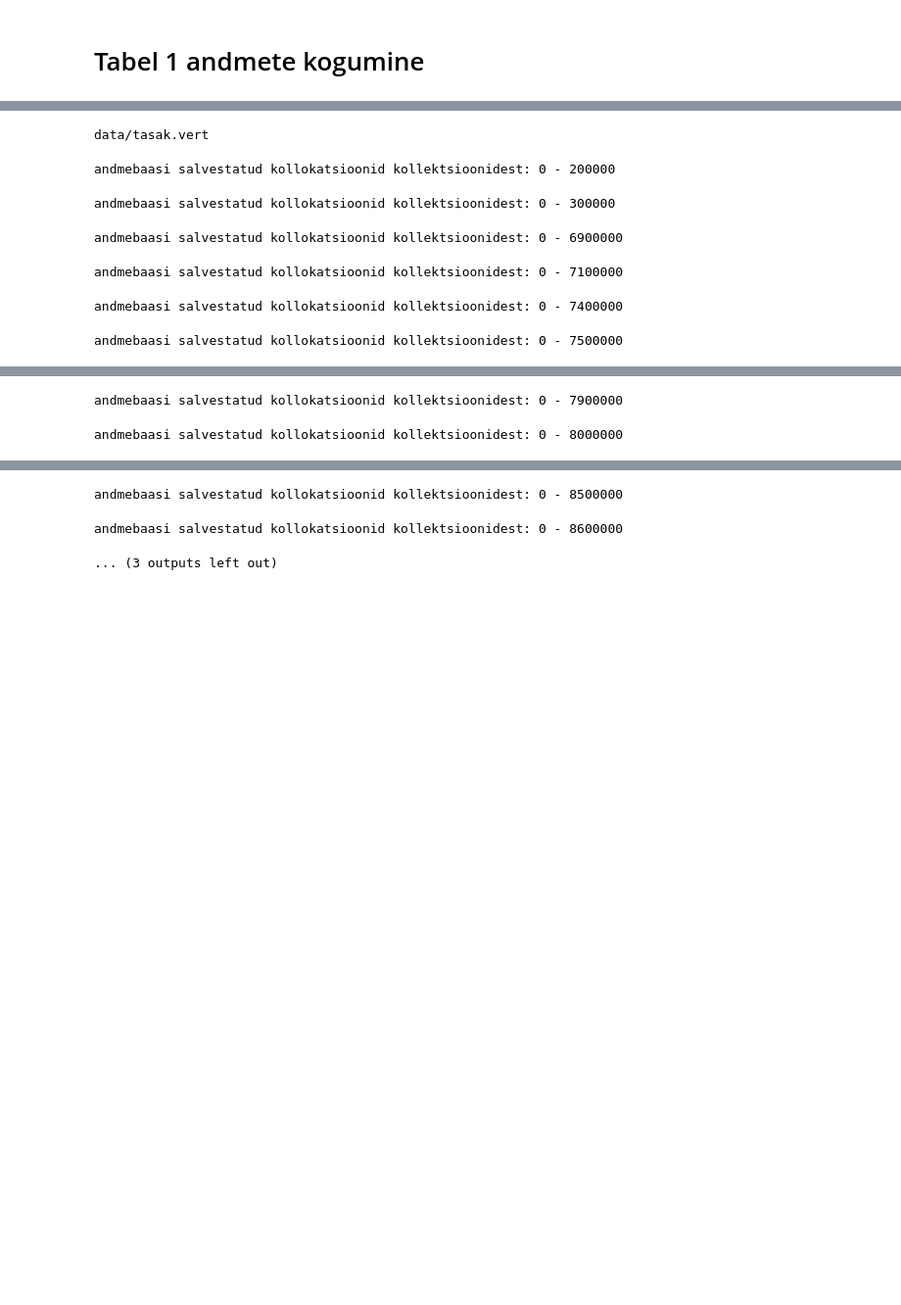
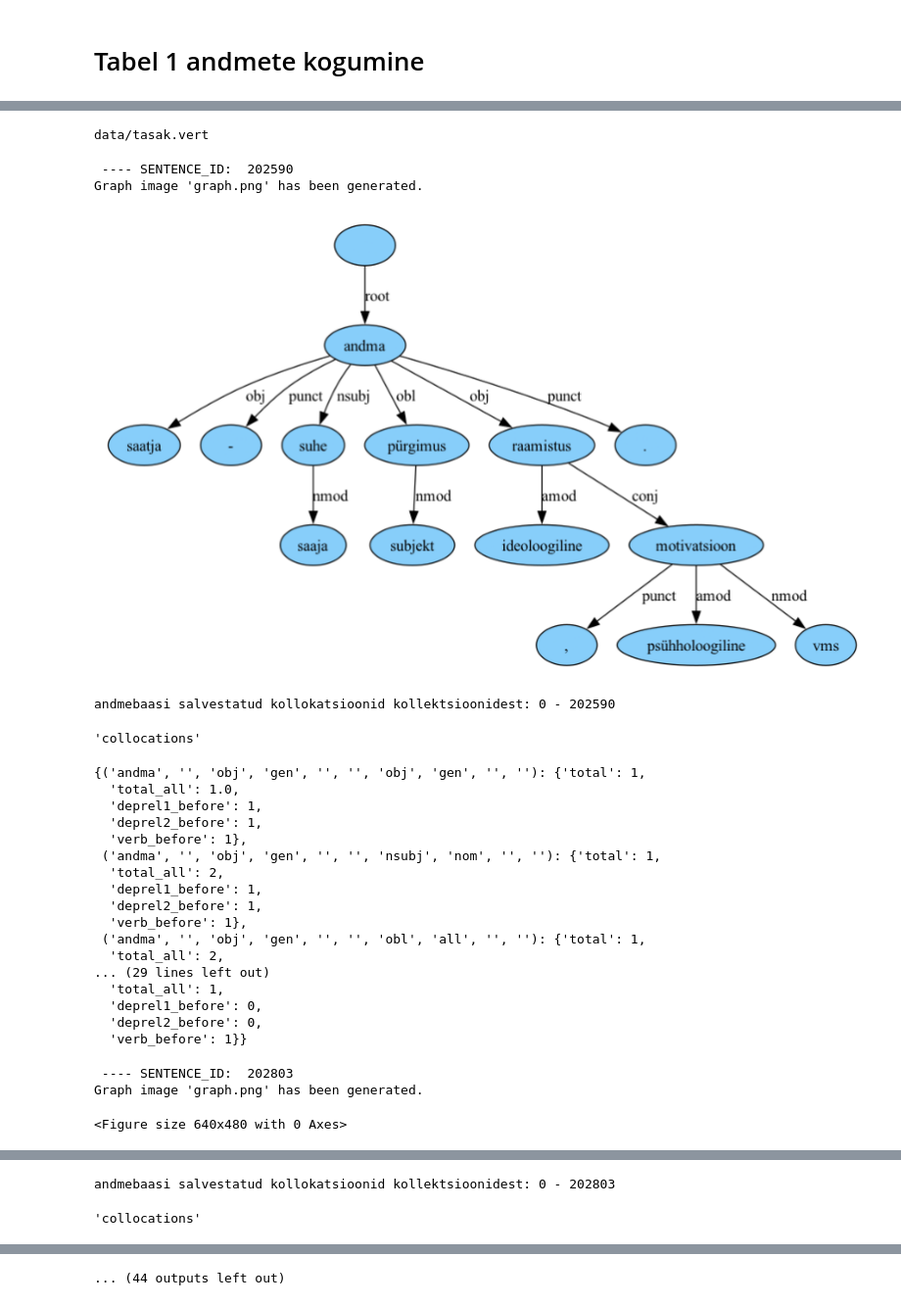
Before and after one commit to rabauti/prg1978, a Jupyter notebook: 1_collect_data.ipynb, the cells around one changed output, grey strips where cells are left out. Shown at 98% size. Cells and saved outputs as stored; diff of their text form; code cells hidden in the pictures; blank space fills up the shorter version.

Commit message:
testing with custom sentences

```diff
--- a/1_collect_data.ipynb
+++ b/1_collect_data.ipynb
@@ -27,44 +27,68 @@ Wall time: 85.8 µs
 
 TYPE = 'obl_verb'
 TABLENAME = f'{TYPE}'
-BATCH_SIZE = 100000
+BATCH_SIZE = 1
 
 date_time = datetime.now().strftime("%Y%m%d-%H%M%S")
-db_file_name = f"tasak_{TYPE}_collocations_{date_time}.db"
+db_file_name = f"custom_{TYPE}_collocations_{date_time}.db"
 
 my_sqlite_db = DbMethods(db_file_name=db_file_name, table1_name=TYPE, table2_name=TYPE+'_examples')
 my_sqlite_db.prep_coll_db()
 
 
 # hoitakse algusest lõpuni mälus
 verb_global_stat = {}
 
 # kollokatsioonid, tühjendatakse peale igat salvestamist
 collocations = {}
 count = 0
 for collection_id, graph in my_reader.get_sentences():
     collection_id = int(collection_id)
+    # LISATUD TESTIMISEKS
+    if collection_id not in (207193, 261008, 8415776, 8416634, 8415814, 8416332, 202590, 202803, 8416300):
+        continue
+    print(' ---- SENTENCE_ID: ', collection_id)
     count += 1
     collocations, verb_global_stat, = extract_something(graph, collection_id, collocations, verb_global_stat )
     if not collection_id == 0 and not collection_id % BATCH_SIZE:
         my_sqlite_db.save_coll_to_db(collocations, collection_id)
+        display ('collocations', collocations)
         collocations = {}
 
 
 # saving last batch
 my_sqlite_db.save_coll_to_db(collocations, collection_id)
 collocations = {}
 my_sqlite_db.index_fields()
 
-df = verb_stat_to_df(verb_global_stat, f'tasak_verb_kids_{date_time}.csv')
+df = verb_stat_to_df(verb_global_stat, f'custom_verb_kids_{date_time}.csv')
 df.to_sql(name='verbs_global_stat', con=my_sqlite_db._connection)
 
 print('done.')
 # %% [output]
 data/tasak.vert
-andmebaasi salvestatud kollokatsioonid kollektsioonidest: 0 - 200000
+ ---- SENTENCE_ID:  202590
+Graph image 'graph.png' has been generated.
+[figure, added]
-andmebaasi salvestatud kollokatsioonid kollektsioonidest: 0 - 300000
+andmebaasi salvestatud kollokatsioonid kollektsioonidest: 0 - 202590
-andmebaasi salvestatud kollokatsioonid kollektsioonidest: 0 - 6900000
+'collocations'
-andmebaasi salvestatud kollokatsioonid kollektsioonidest: 0 - 7100000
+{('andma', '', 'obj', 'gen', '', '', 'obj', 'gen', '', ''): {'total': 1,
+  'total_all': 1.0,
+  'deprel1_before': 1,
+  'deprel2_before': 1,
+  'verb_before': 1},
+ ('andma', '', 'obj', 'gen', '', '', 'nsubj', 'nom', '', ''): {'total': 1,
+  'total_all': 2,
+  'deprel1_before': 1,
+  'deprel2_before': 1,
+  'verb_before': 1},
+ ('andma', '', 'obj', 'gen', '', '', 'obl', 'all', '', ''): {'total': 1,
+  'total_all': 2,
+... (29 lines left out)
+  'total_all': 1,
+  'deprel1_before': 0,
+  'deprel2_before': 0,
+  'verb_before': 1}}
-andmebaasi salvestatud kollokatsioonid kollektsioonidest: 0 - 7400000
+ ---- SENTENCE_ID:  202803
+Graph image 'graph.png' has been generated.
-andmebaasi salvestatud kollokatsioonid kollektsioonidest: 0 - 7500000
+<Figure size 640x480 with 0 Axes>
@@ -71,2 +96,2 @@ andmebaasi salvestatud kollokatsioonid kollektsioonidest: 0 - 7500000
-andmebaasi salvestatud kollokatsioonid kollektsioonidest: 0 - 7900000
+andmebaasi salvestatud kollokatsioonid kollektsioonidest: 0 - 202803
-andmebaasi salvestatud kollokatsioonid kollektsioonidest: 0 - 8000000
+'collocations'
@@ -74,3 +115 @@ andmebaasi salvestatud kollokatsioonid kollektsioonidest: 0 - 8400000
-andmebaasi salvestatud kollokatsioonid kollektsioonidest: 0 - 8500000
+... (44 outputs left out)
-andmebaasi salvestatud kollokatsioonid kollektsioonidest: 0 - 8600000
-... (3 outputs left out)
```
Also changed, not shown: parts of 2 cells of this notebook, 4 other files.
